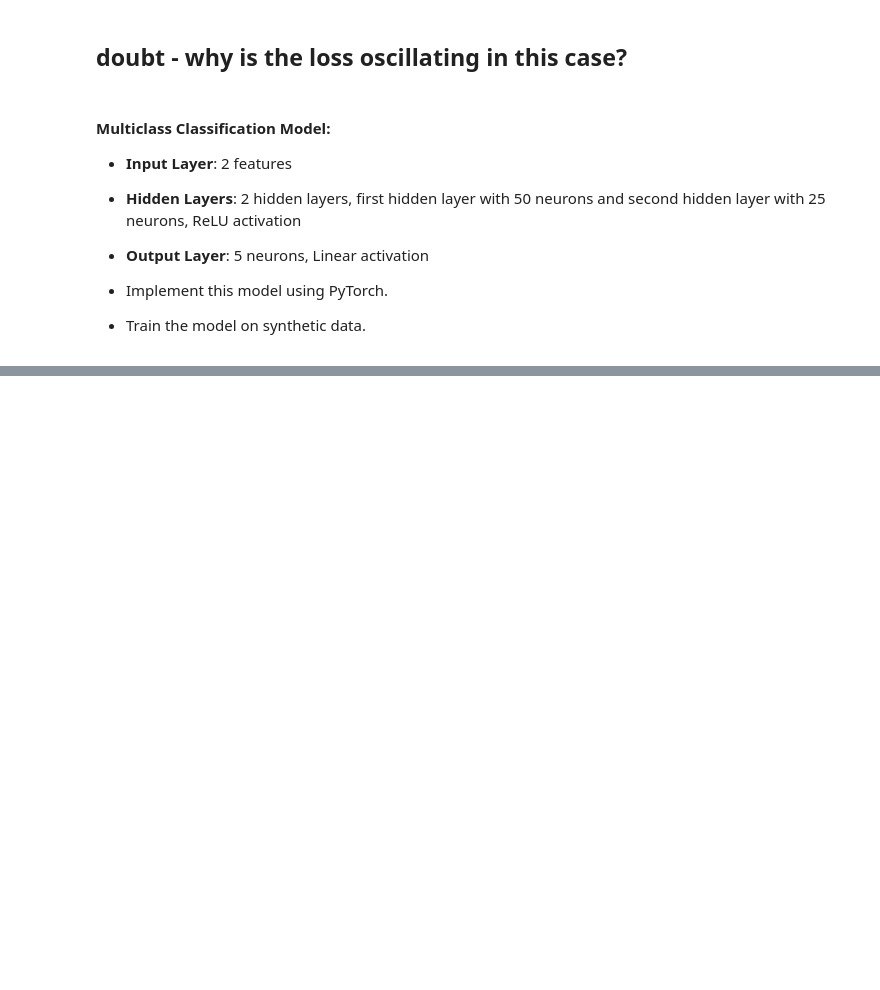
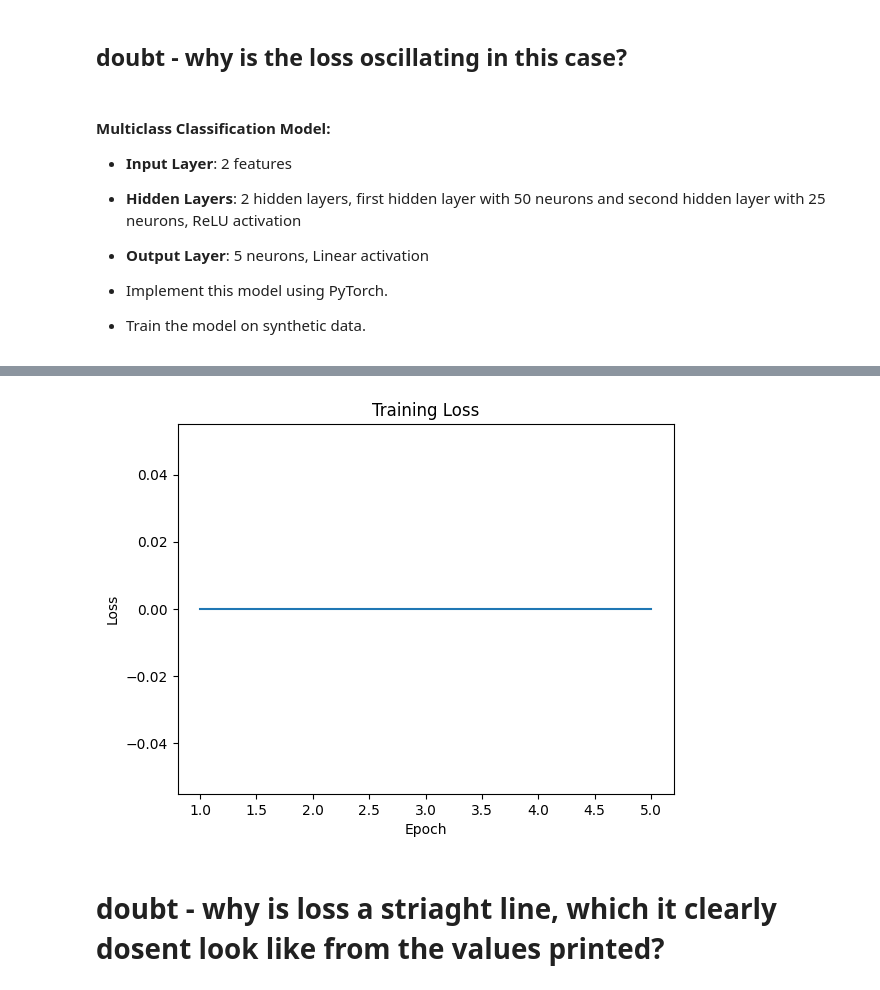
Before and after one commit to sonjaove/IISERB-ML-DL-course, a Jupyter notebook: answers/assignment_7_vedanshi.ipynb, the cells around one changed output, grey strips where cells are left out. Drawn from its saved outputs; the diff is of its cells as text; code cells hidden in the pictures; blank space fills up the shorter version.

```diff
--- a/answers/assignment_7_vedanshi.ipynb
+++ b/answers/assignment_7_vedanshi.ipynb
@@ -346,10 +346,10 @@ class Net(nn.Module):
         x = self.fc3(x)
         return x
 # %%
-
 multiclss=Net()
 criterion_multi = nn.CrossEntropyLoss()
-optimizer = optim.SGD(multiclss.parameters(), lr=0.01, momentum=0.9)
+optimizer = optim.SGD(multiclss.parameters(), lr=0.001, momentum=0.9)
+
 # defining data
 num_samples = 1000
 num_features = 2
@@ -359,6 +359,10 @@ labels = np.random.randint(0, num_classes, size=num_samples)
 dataset = list(zip(features, labels))  # Combine features and labels into a list of tuples
 
 num_epochs = 5
+
+# Store loss values during training
+losses = []
+
 for epoch in range(num_epochs):
     running_loss = 0.0
     for i, (x, label) in enumerate(dataset, 0):  # Unpack features and label from each tuple
@@ -373,5 +377,15 @@ for epoch in range(num_epochs):
             print(f'[Epoch {epoch + 1}, Batch {i + 1}] loss: {running_loss / 100:.3f}')
             running_loss = 0.0
 
+    # Append the average loss for the epoch to the losses list
+    losses.append(running_loss / len(dataset))
+
 print('Finished Training')
+
+# Plot the loss curve
+plt.plot(range(1, num_epochs + 1), losses)
+plt.xlabel('Epoch')
+plt.ylabel('Loss')
+plt.title('Training Loss')
+plt.show()
 # %% [output]
@@ -394 +408,4 @@ print('Finished Training')
 Finished Training
+[figure, added]
+# %% [markdown]
+# doubt - why is loss a striaght line, which it clearly dosent look like from the values printed?
```
Also changed, not shown: parts of 1 cell of this notebook.
